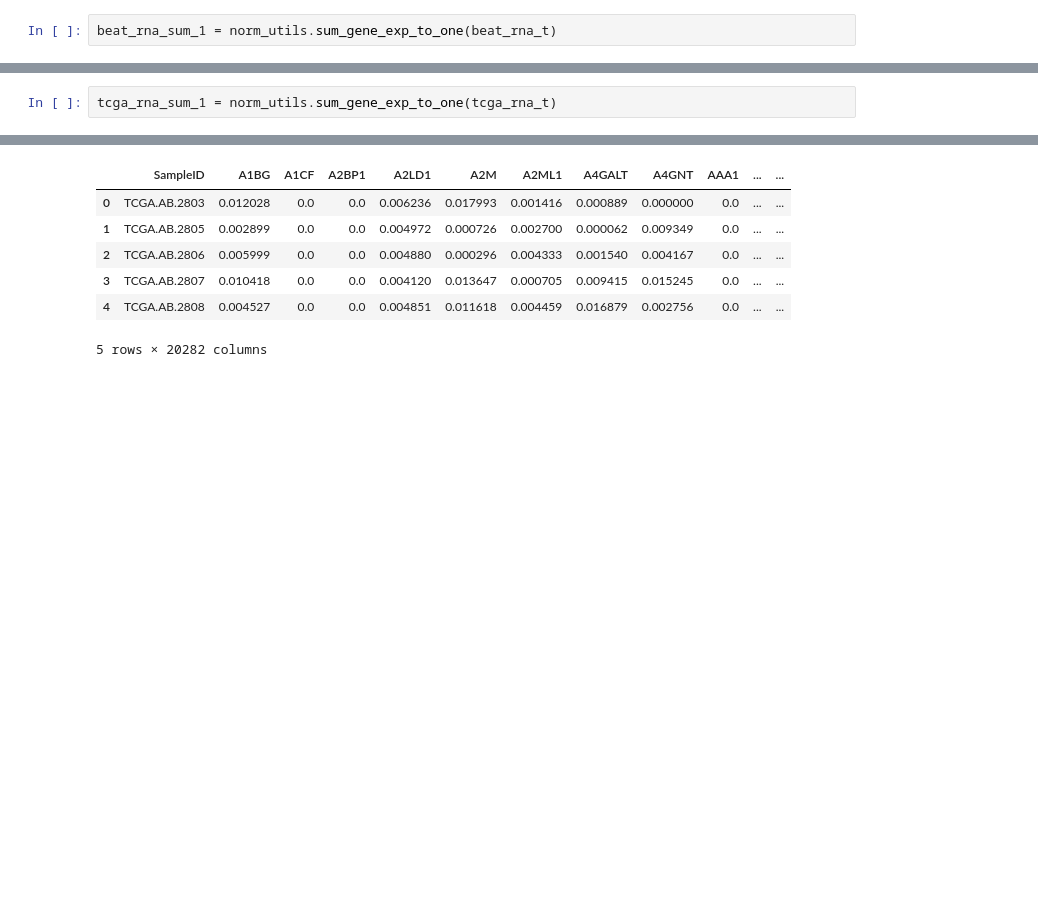
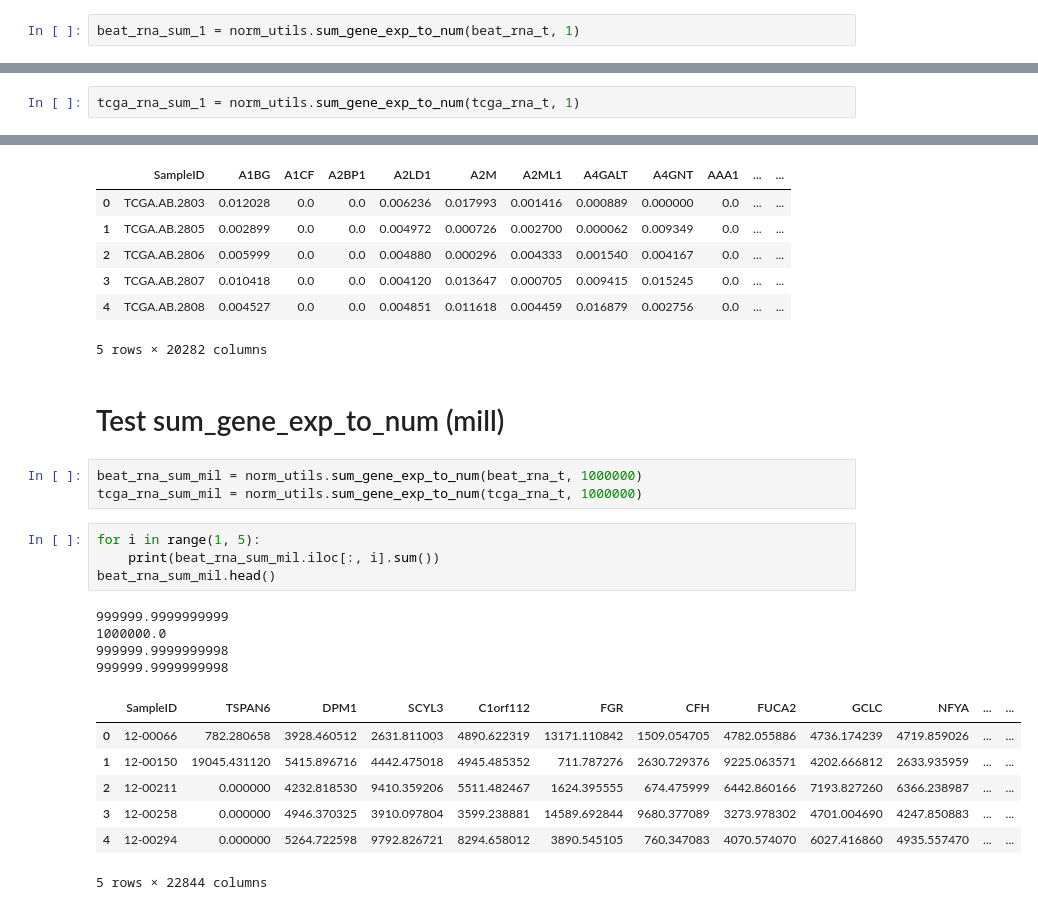
Before and after one commit to Eden5165/workshop_genomic, a Jupyter notebook: test_norm_utils.ipynb, the cells around one changed output, grey strips where cells are left out. Drawn from its saved outputs; the diff is of its cells as text; blank space fills up the shorter version.

```diff
--- a/test_norm_utils.ipynb
+++ b/test_norm_utils.ipynb
@@ -31,7 +31,7 @@ tcga_rna_t.head()
 | 4 | TCGA.AB.2808 | 8.199836 | 0.0 | 0.0 | 2.934105 | 15.931201 | 0.342311 | 11.345199 | 0.048899 | 0.0 | ... | ... |
 5 rows × 20282 columns
 # %%
-beat_rna_sum_1 = norm_utils.sum_gene_exp_to_one(beat_rna_t)
+beat_rna_sum_1 = norm_utils.sum_gene_exp_to_num(beat_rna_t, 1)
 # %%
 for i in range(1, 5):
     print(beat_rna_sum_1.iloc[:, i].sum())
@@ -49,7 +49,7 @@ beat_rna_sum_1.head()
 | 4 | 12-00294 | 0.000000 | 0.005265 | 0.009793 | 0.008295 | 0.003891 | 0.000760 | 0.004071 | 0.006027 | 0.004936 | ... | ... |
 5 rows × 22844 columns
 # %%
-tcga_rna_sum_1 = norm_utils.sum_gene_exp_to_one(tcga_rna_t)
+tcga_rna_sum_1 = norm_utils.sum_gene_exp_to_num(tcga_rna_t, 1)
 # %%
 for i in range(1, 5):
     print(tcga_rna_sum_1.iloc[:, i].sum())
@@ -66,3 +66,24 @@ tcga_rna_sum_1.head()
 | 3 | TCGA.AB.2807 | 0.010418 | 0.0 | 0.0 | 0.004120 | 0.013647 | 0.000705 | 0.009415 | 0.015245 | 0.0 | ... | ... |
 | 4 | TCGA.AB.2808 | 0.004527 | 0.0 | 0.0 | 0.004851 | 0.011618 | 0.004459 | 0.016879 | 0.002756 | 0.0 | ... | ... |
 5 rows × 20282 columns
+# %% [markdown]
+# Test sum_gene_exp_to_num (mill)
+# %%
+beat_rna_sum_mil = norm_utils.sum_gene_exp_to_num(beat_rna_t, 1000000)
+tcga_rna_sum_mil = norm_utils.sum_gene_exp_to_num(tcga_rna_t, 1000000)
+# %%
+for i in range(1, 5):
+    print(beat_rna_sum_mil.iloc[:, i].sum())
+beat_rna_sum_mil.head()
+# %% [output]
+999999.9999999999
+1000000.0
+999999.9999999998
+999999.9999999998
+|  | SampleID | TSPAN6 | DPM1 | SCYL3 | C1orf112 | FGR | CFH | FUCA2 | GCLC | NFYA | ... | ... |
+| 0 | 12-00066 | 782.280658 | 3928.460512 | 2631.811003 | 4890.622319 | 13171.110842 | 1509.054705 | 4782.055886 | 4736.174239 | 4719.859026 | ... | ... |
+| 1 | 12-00150 | 19045.431120 | 5415.896716 | 4442.475018 | 4945.485352 | 711.787276 | 2630.729376 | 9225.063571 | 4202.666812 | 2633.935959 | ... | ... |
+| 2 | 12-00211 | 0.000000 | 4232.818530 | 9410.359206 | 5511.482467 | 1624.395555 | 674.475999 | 6442.860166 | 7193.827260 | 6366.238987 | ... | ... |
+| 3 | 12-00258 | 0.000000 | 4946.370325 | 3910.097804 | 3599.238881 | 14589.692844 | 9680.377089 | 3273.978302 | 4701.004690 | 4247.850883 | ... | ... |
+| 4 | 12-00294 | 0.000000 | 5264.722598 | 9792.826721 | 8294.658012 | 3890.545105 | 760.347083 | 4070.574070 | 6027.416860 | 4935.557470 | ... | ... |
+5 rows × 22844 columns
```
Also changed, not shown: parts of 2 cells of this notebook, 3 other files.
